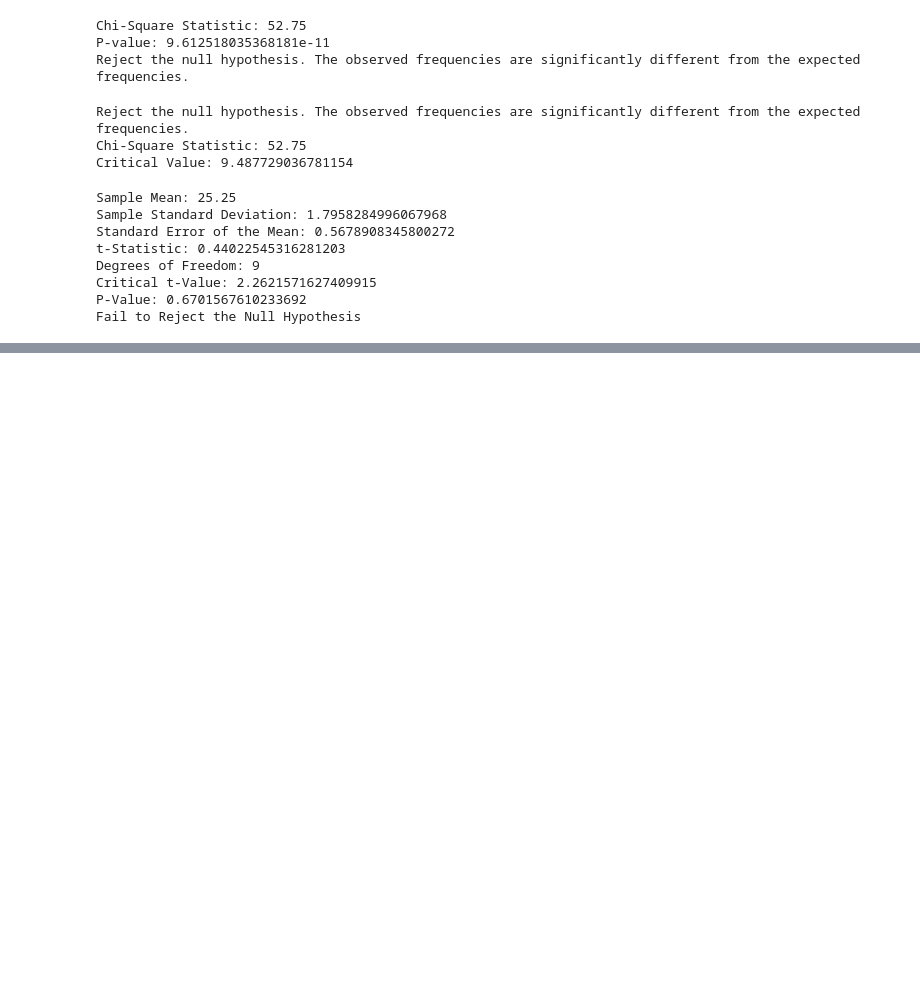
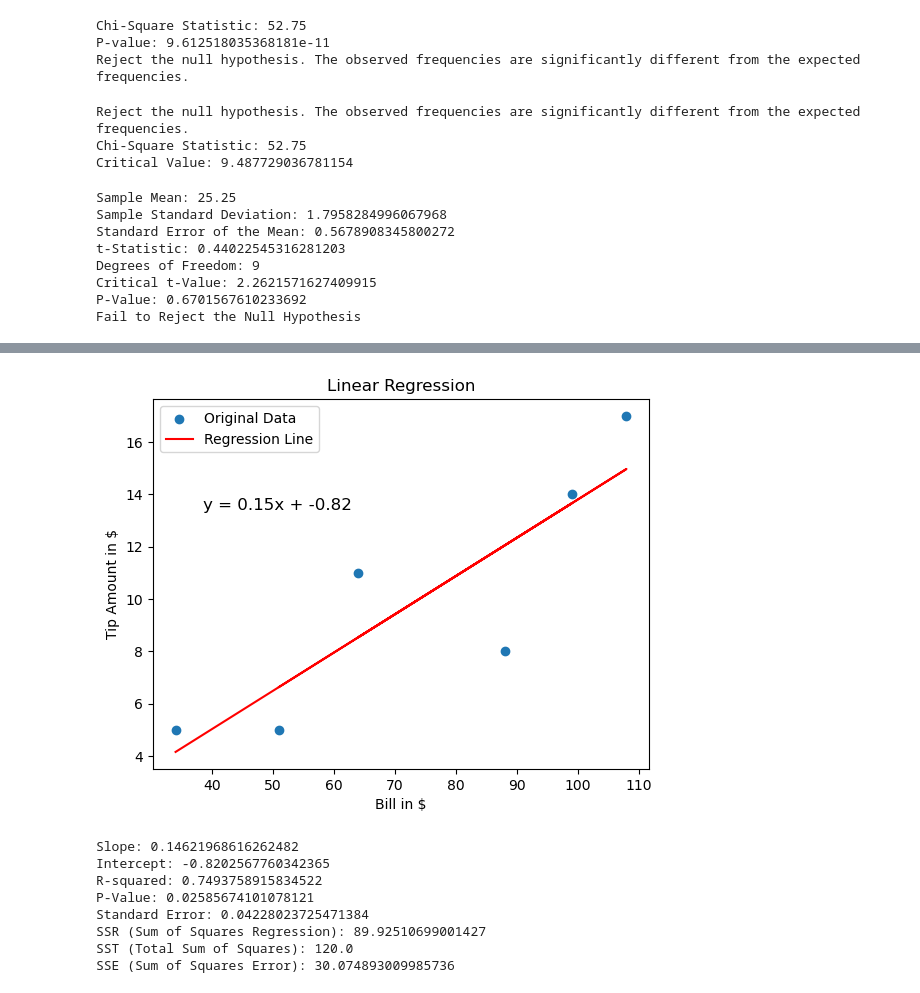
Before and after one commit to FarazAhmad07/Statistical-Data-Analysis, a Jupyter notebook: Statistical Data Analysis (Descriptive Statistics) Day 1.ipynb, the cells around one changed output, grey strips where cells are left out. Cells and saved outputs as stored; diff of their text form; code cells hidden in the pictures; blank space fills up the shorter version.

```diff
--- a/Statistical Data Analysis (Descriptive Statistics) Day 1.ipynb
+++ b/Statistical Data Analysis (Descriptive Statistics) Day 1.ipynb
@@ -1105,0 +1243,54 @@ Decision: Fail to Reject the Null Hypothesis
+# %%
+import numpy as np
+import matplotlib.pyplot as plt
+from scipy.stats import linregress
+
+# Dataset
+x = np.array([34, 108, 64, 88, 99, 51])
+y = np.array([5.00, 17.00, 11.00, 8.00, 14.00, 5.00])
+
+# Perform linear regression
+slope, intercept, r_value, p_value, std_err = linregress(x, y)
+
+# Calculate the predicted y values
+predicted_y = slope * x + intercept
+
+# Calculate SSR, SST, and SSE
+y_mean = np.mean(y)
+ssr = np.sum((predicted_y - y_mean) ** 2)
+sst = np.sum((y - y_mean) ** 2)
+sse = np.sum((y - predicted_y) ** 2)
+
+# Plot the data and the regression line
+plt.scatter(x, y, label='Original Data')
+plt.plot(x, predicted_y, label='Regression Line', color='red')
+plt.xlabel('Bill in $')
+plt.ylabel('Tip Amount in $')
+plt.title('Linear Regression')
+plt.legend()
+
+# Annotate the regression equation on the chart
+equation = f'y = {slope:.2f}x + {intercept:.2f}'
+plt.annotate(equation, xy=(0.1, 0.7), xycoords='axes fraction', fontsize=12)
+
+plt.show()
+
+# Display regression results
+print("Slope:", slope)
+print("Intercept:", intercept)
+print("R-squared:", r_value ** 2)
+print("P-Value:", p_value)
+print("Standard Error:", std_err)
+print("SSR (Sum of Squares Regression):", ssr)
+print("SST (Total Sum of Squares):", sst)
+print("SSE (Sum of Squares Error):", sse)
+# %% [output]
+[figure, added]
+Slope: 0.14621968616262482
+Intercept: -0.8202567760342365
+R-squared: 0.7493758915834522
+P-Value: 0.02585674101078121
+Standard Error: 0.04228023725471384
+SSR (Sum of Squares Regression): 89.92510699001427
+SST (Total Sum of Squares): 120.0
+SSE (Sum of Squares Error): 30.074893009985736
```
Also changed, not shown: parts of 20 cells of this notebook.
